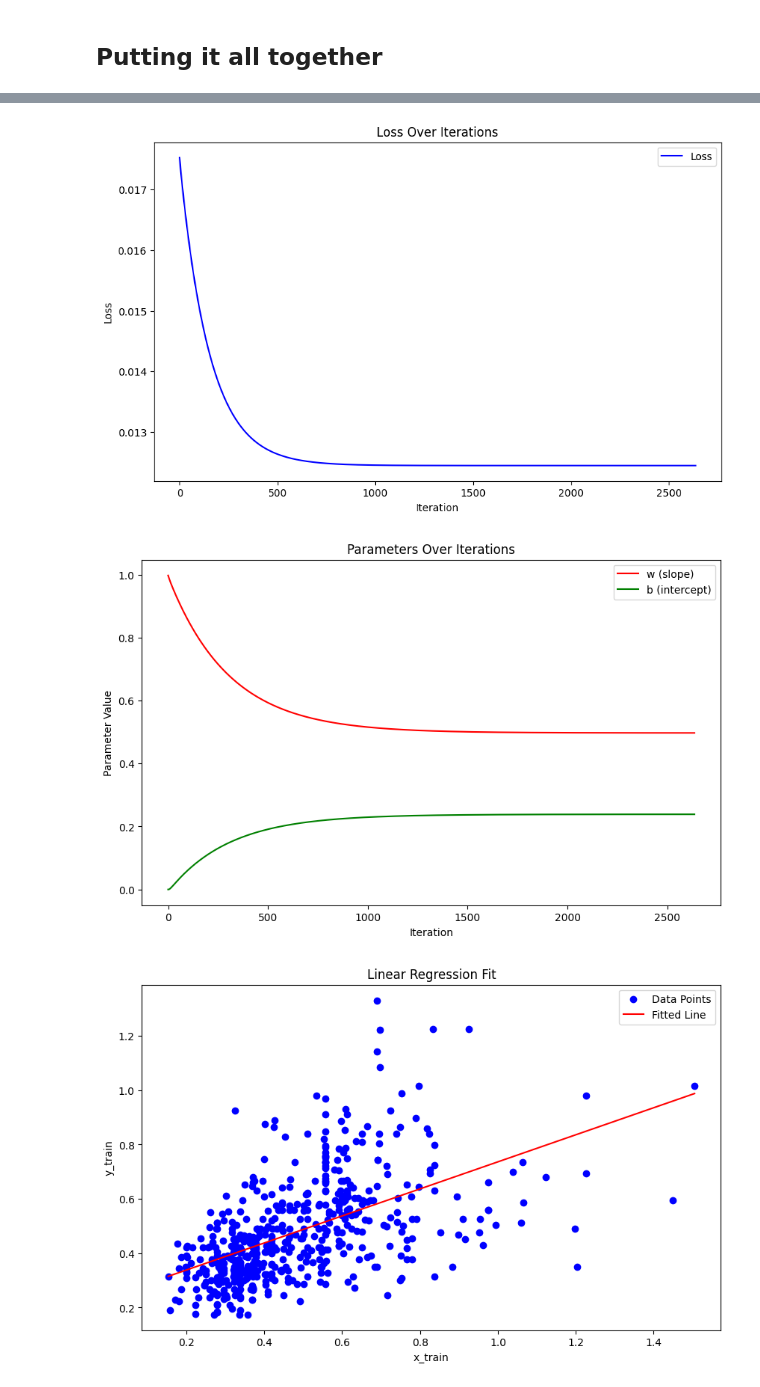
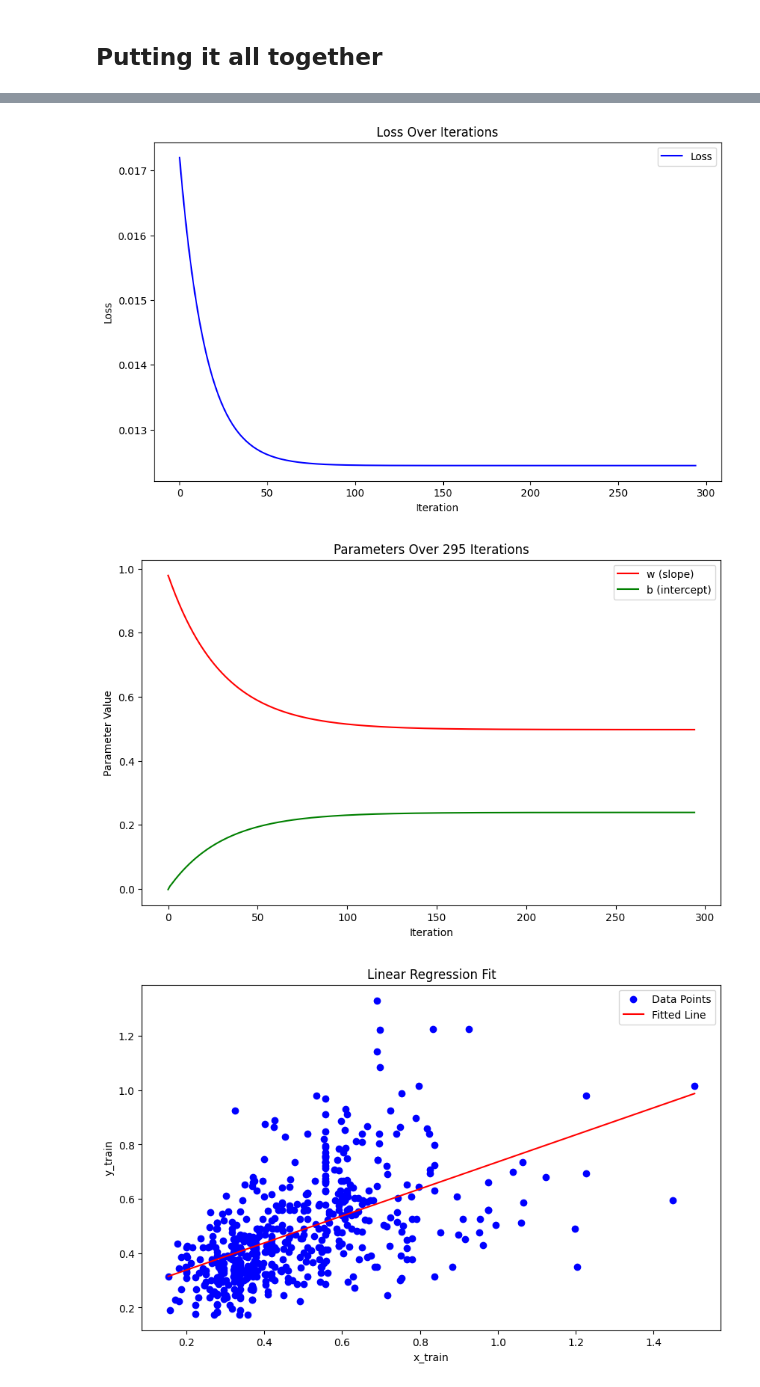
Before and after one commit to 4lm/learn-ml, a Jupyter notebook: labs/01_linear-regression_house-price-by-size-prediction.ipynb, the cells around one changed output, grey strips where cells are left out. Saved outputs shown, nothing was run; the diff lists cells and outputs as text; code cells hidden in the pictures.

Commit message:
Improve learning rate

```diff
--- a/labs/01_linear-regression_house-price-by-size-prediction.ipynb
+++ b/labs/01_linear-regression_house-price-by-size-prediction.ipynb
@@ -194,9 +194,10 @@ def minJ(
     y_train,
     w_init=1,
     b_init=0,
-    learning_rate=0.1,
+    learning_rate=0.001,
     max_iterations=1_000_000,
     loss_diff_threshold=1e-12,
+    print_step=100,
 ):
     """
     Performs gradient descent to minimize the cost function J.
@@ -252,7 +253,7 @@ def minJ(
             break
 
         # Print progress
-        if iteration % 250 == 0 or iteration == 1:
+        if iteration % print_step == 0 or iteration == 1:
             print(
                 f"Iteration {iteration}: loss = {loss}, w = {w}, b = {b}, loss_diff = {loss_diff}"
             )
@@ -265,7 +266,9 @@ def minJ(
 # Compute the optimal weight and bias
 
 w, b, w_history, b_history, loss_history = minJ(
-    x_train=x_train, y_train=y_train
+    x_train=x_train,
+    y_train=y_train,
+    learning_rate=1,
 )
 
 num_iterations = len(w_history)
@@ -293,20 +288,20 @@ plt.ylabel('Loss')
 plt.legend()
 plt.show()
 # %% [output]
-[figure, old version]
+[figure, new version]
 # %%
 # Plot Parameters Over Iterations
 
 plt.figure(figsize=(10, 6))
-plt.plot(range(num_iterations), w_history, 'r-', label='w (slope)')
-plt.plot(range(num_iterations), b_history, 'g-', label='b (intercept)')
-plt.title('Parameters Over Iterations')
-plt.xlabel('Iteration')
-plt.ylabel('Parameter Value')
+plt.plot(range(num_iterations), w_history, "r-", label="w (slope)")
+plt.plot(range(num_iterations), b_history, "g-", label="b (intercept)")
+plt.title(f"Parameters Over {num_iterations} Iterations")
+plt.xlabel("Iteration")
+plt.ylabel("Parameter Value")
 plt.legend()
 plt.show()
 # %% [output]
-[figure, old version]
+[figure, new version]
 # %%
 # Visualize the Fitted Line on Data
 
```
Also changed, not shown: parts of 3 cells of this notebook.
